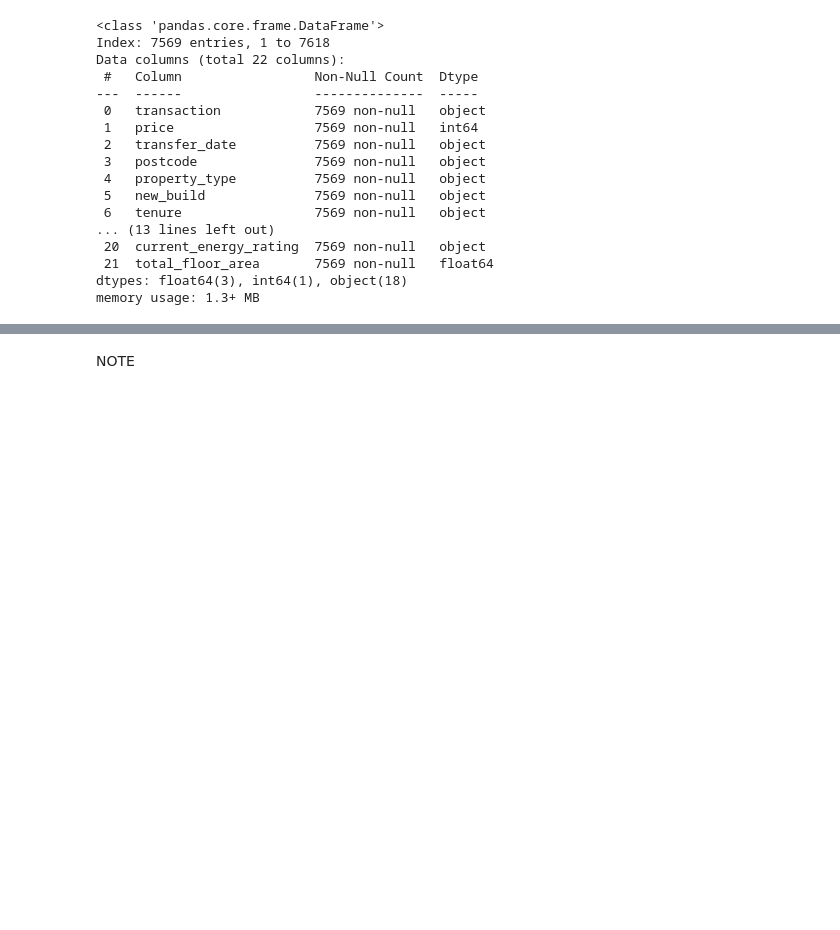
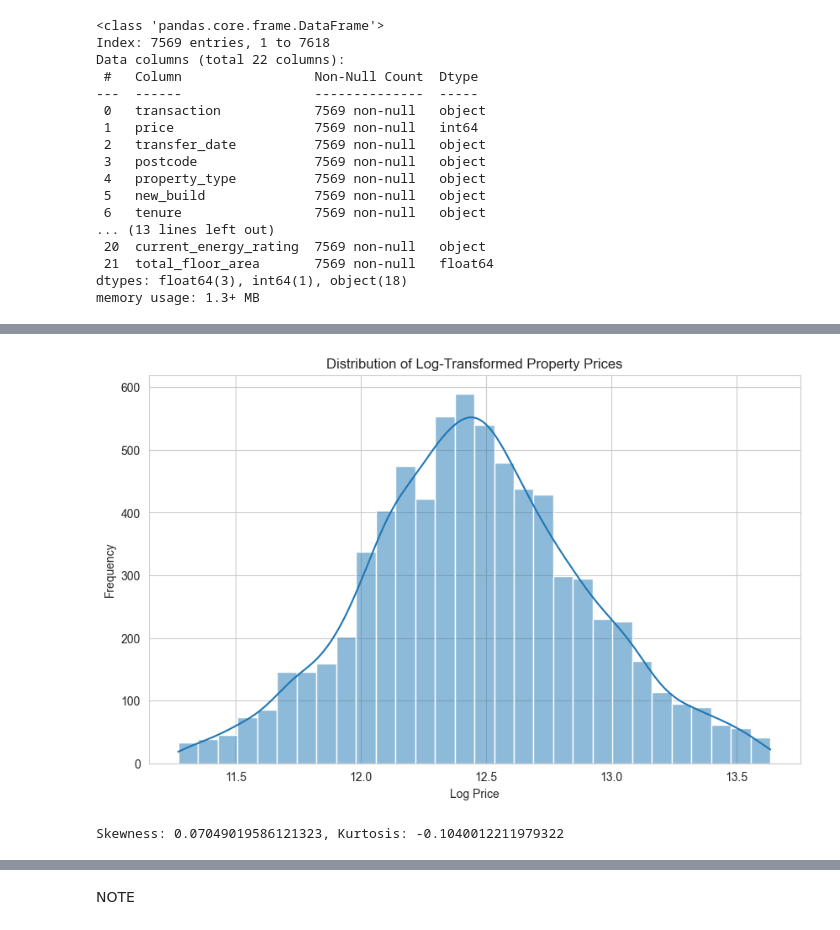
Before and after one commit to maleeper/Midlands_House_Prices, a Jupyter notebook: jupyter_notebooks/06 Data Cleaning and Feature Engineering.ipynb, the cells around one changed output, grey strips where cells are left out. Drawn from its saved outputs; the diff is of its cells as text; code cells hidden in the pictures; blank space fills up the shorter version.

```diff
--- a/jupyter_notebooks/06 Data Cleaning and Feature Engineering.ipynb
+++ b/jupyter_notebooks/06 Data Cleaning and Feature Engineering.ipynb
@@ -259,0 +301,21 @@ plt.show()
+# %%
+# This is a clearly a skewed distribution so log transform
+df['log_price'] = np.log1p(df['price'])
+# %%
+# distribution of log_price
+plt.figure(figsize=(10, 6))
+sns.histplot(data=df, x='log_price', bins=30, kde=True)
+plt.title('Distribution of Log-Transformed Property Prices')
+plt.xlabel('Log Price')
+plt.ylabel('Frequency')
+plt.show()
+# %% [output]
+[figure, added]
+# %%
+# This is now less skewed and more normally distributed
+# calculate skewness and kurtosis
+skewness = df['log_price'].skew()
+kurtosis = df['log_price'].kurtosis()
+print(f'Skewness: {skewness}, Kurtosis: {kurtosis}')
+# %% [output]
+Skewness: 0.07049019586121323, Kurtosis: -0.1040012211979322
```
Also changed, not shown: parts of 16 cells of this notebook, 1 other file.
